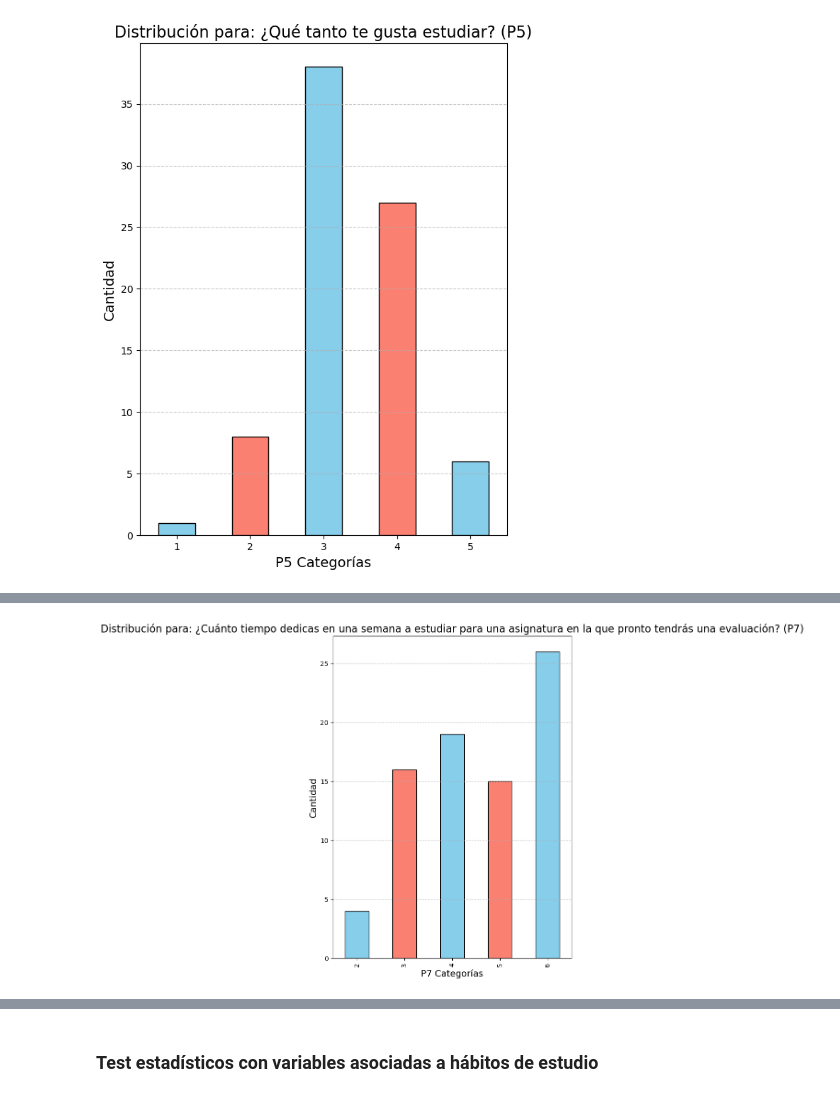
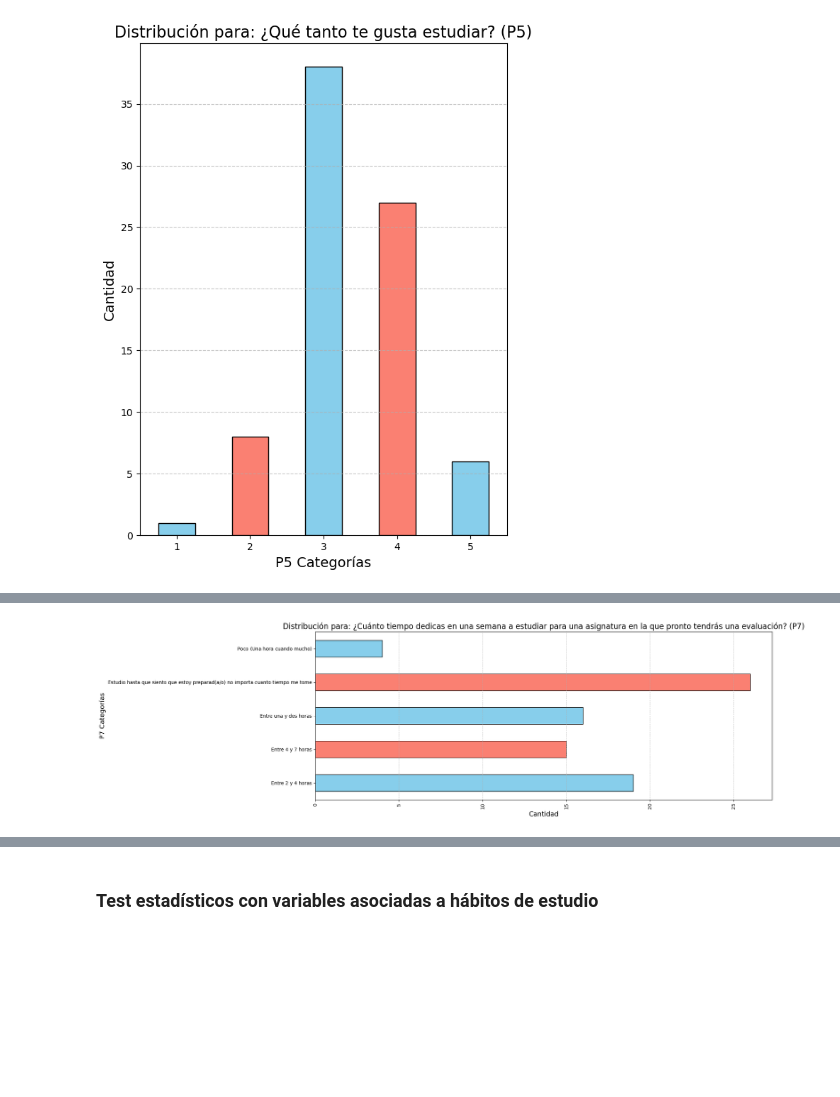
Before and after one commit to iair/taller_ahh1, a Jupyter notebook: notebooks/preprocessing.ipynb, the cells around one changed output, grey strips where cells are left out. Cells and saved outputs as stored; diff of their text form; code cells hidden in the pictures; blank space fills up the shorter version.

```diff
--- a/notebooks/preprocessing.ipynb
+++ b/notebooks/preprocessing.ipynb
@@ -368,16 +371,15 @@ utils.plot_distribution(
 # %%
-# Call the function with P5 as an example
 utils.plot_distribution(
-    df=processed_df,
+    df=encuesta,
     variable_name='P7',
     question_text="¿Cuánto tiempo dedicas en una semana a estudiar para una asignatura en la que pronto tendrás una evaluación?",
     rotation=90,
-    horizontal=False,
+    #horizontal=False,
+    figsize=(20,6),
     ascending=True
-    #figsize=(20,6)
 )
 # %% [output]
-[figure, old version]
+[figure, new version]
 # %%
 # Call the function with P5 as an example
 utils.plot_distribution(
```
Also changed, not shown: parts of 16 cells of this notebook, 1 other file.
